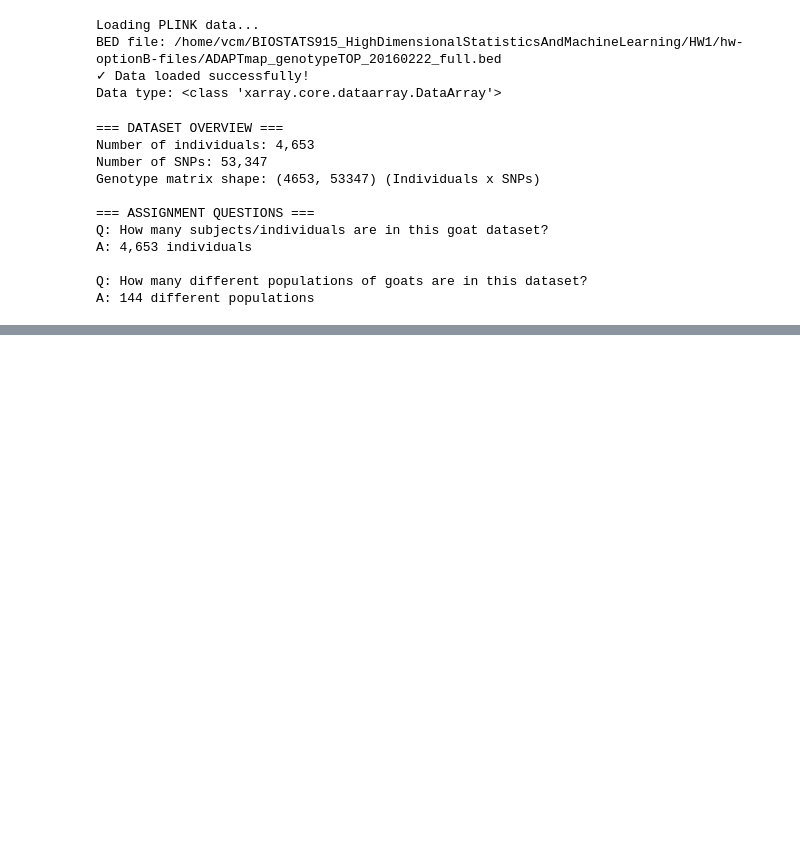
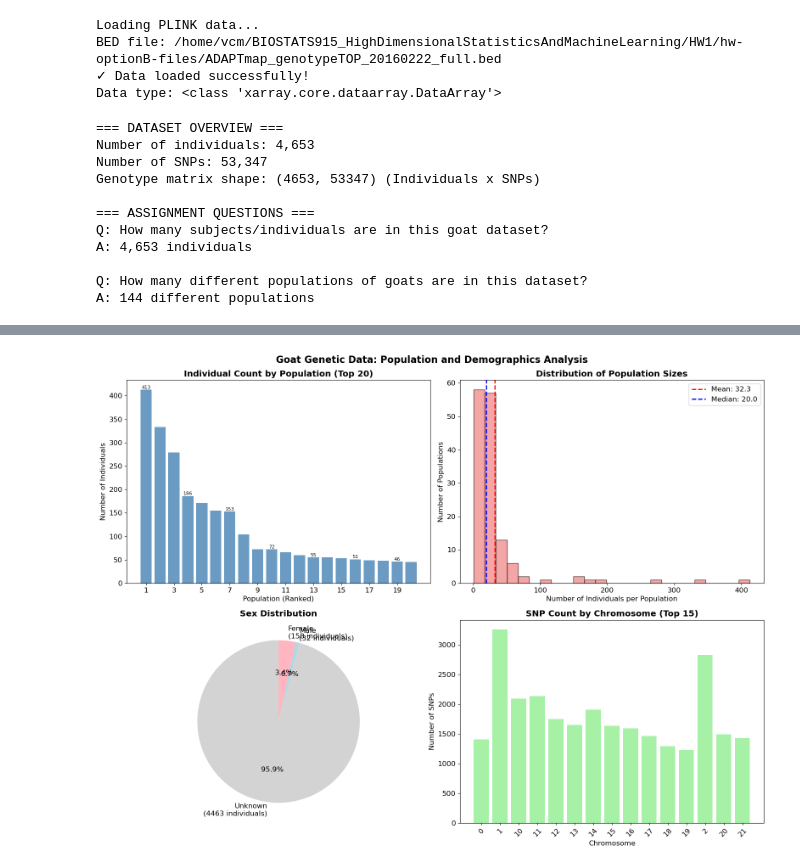
Before and after one commit to espeson/BIOSTATS915_HighDimensionalStatisticsAndMachineLearning, a Jupyter notebook: HW1/XiChen_hw1_optionB.ipynb, the cells around one changed output, grey strips where cells are left out. Drawn from its saved outputs; the diff is of its cells as text; code cells hidden in the pictures; blank space fills up the shorter version.

```diff
--- a/HW1/XiChen_hw1_optionB.ipynb
+++ b/HW1/XiChen_hw1_optionB.ipynb
@@ -68,0 +392,99 @@ A: 144 different populations
+# %%
+# ===================================
+# Cell 7: EDA Plot 1 - Population and Demographics
+# ===================================
+
+# Prepare data for plotting
+fid_values = goat_data.sample.fid.values
+unique_populations, pop_counts = np.unique(fid_values, return_counts=True)
+sorted_indices = np.argsort(pop_counts)[::-1]
+sorted_pops = unique_populations[sorted_indices]
+sorted_counts = pop_counts[sorted_indices]
+
+gender_values = goat_data.sample.gender.values
+unique_genders, gender_counts = np.unique(gender_values, return_counts=True)
+
+chrom_values = goat_data.variant.chrom.values
+unique_chroms, chrom_counts = np.unique(chrom_values, return_counts=True)
+chrom_sorted_indices = np.argsort(unique_chroms)
+sorted_chroms = unique_chroms[chrom_sorted_indices]
+sorted_chrom_counts = chrom_counts[chrom_sorted_indices]
+
+# Create the first EDA plot
+fig, axes = plt.subplots(2, 2, figsize=(16, 12))
+fig.suptitle('Goat Genetic Data: Population and Demographics Analysis',
+             fontsize=16, fontweight='bold')
+
+# Plot 1: Top 20 populations bar chart
+ax1 = axes[0, 0]
+top_20_pops = sorted_pops[:20]
+top_20_counts = sorted_counts[:20]
+bars = ax1.bar(range(len(top_20_pops)), top_20_counts,
+               color='steelblue', alpha=0.8)
+ax1.set_title('Individual Count by Population (Top 20)', fontweight='bold')
+ax1.set_xlabel('Population (Ranked)')
+ax1.set_ylabel('Number of Individuals')
+ax1.set_xticks(range(0, len(top_20_pops), 2))
+ax1.set_xticklabels([f'{i+1}' for i in range(0, len(top_20_pops), 2)])
+
+# Add value labels on bars
+for i, bar in enumerate(bars):
+    height = bar.get_height()
+    if i % 3 == 0:  # Label every 3rd bar to avoid crowding
+        ax1.text(bar.get_x() + bar.get_width()/2., height + 0.5,
+                f'{int(height)}', ha='center', va='bottom', fontsize=8)
+
+# Plot 2: Population size distribution histogram
+ax2 = axes[0, 1]
+ax2.hist(sorted_counts, bins=25, color='lightcoral', alpha=0.7,
+         edgecolor='black')
+ax2.axvline(np.mean(sorted_counts), color='red', linestyle='--', linewidth=2,
+           label=f'Mean: {np.mean(sorted_counts):.1f}')
+ax2.axvline(np.median(sorted_counts), color='blue', linestyle='--', linewidth=2,
+           label=f'Median: {np.median(sorted_counts):.1f}')
+ax2.set_title('Distribution of Population Sizes', fontweight='bold')
+ax2.set_xlabel('Number of Individuals per Population')
+ax2.set_ylabel('Number of Populations')
+ax2.legend()
+
+# Plot 3: Sex distribution pie chart
+ax3 = axes[1, 0]
+sex_labels = {'0': 'Unknown', '1': 'Male', '2': 'Female'}
+sex_labels_plot = []
+sex_colors = []
+color_map = {'0': 'lightgray', '1': 'lightblue', '2': 'lightpink'}
+
+for gender in unique_genders:
+    sex_name = sex_labels.get(gender, f'Code {gender}')
+    count = gender_counts[unique_genders == gender][0]
+    sex_labels_plot.append(f'{sex_name}\n({count} individuals)')
+    sex_colors.append(color_map.get(gender, 'gray'))
+
+wedges, texts, autotexts = ax3.pie(gender_counts, labels=sex_labels_plot,
+                                   autopct='%1.1f%%', colors=sex_colors,
+                                   startangle=90)
+ax3.set_title('Sex Distribution', fontweight='bold')
+
+# Plot 4: SNPs per chromosome (top 15)
+ax4 = axes[1, 1]
+top_15_chroms = sorted_chroms[:15]
+top_15_chrom_counts = sorted_chrom_counts[:15]
+bars = ax4.bar(range(len(top_15_chroms)), top_15_chrom_counts,
+               color='lightgreen', alpha=0.8)
+ax4.set_title('SNP Count by Chromosome (Top 15)', fontweight='bold')
+ax4.set_xlabel('Chromosome')
+ax4.set_ylabel('Number of SNPs')
+ax4.set_xticks(range(len(top_15_chroms)))
+ax4.set_xticklabels([str(chrom) for chrom in top_15_chroms], rotation=45)
+
+plt.tight_layout()
+plt.show()
+
+# Print summary statistics
+print(f"\nEDA Plot 1 Summary:")
+print(f"- Top 3 populations: {', '.join([f'{pop}({count})' for pop, count in zip(sorted_pops[:3], sorted_counts[:3])])}")
+print(f"- Population size range: {sorted_counts.min()} to {sorted_counts.max()} individuals")
+print(f"- Sex distribution: {dict(zip([sex_labels.get(g, g) for g in unique_genders], gender_counts))}")
+print(f"- Chromosomes with most SNPs: {', '.join([f'Chr{chrom}({count})' for chrom, count in zip(sorted_chroms[:3], sorted_chrom_counts[:3])])}")
+# %% [output]
+[figure, added]
```
Also changed, not shown: parts of 7 cells of this notebook.
